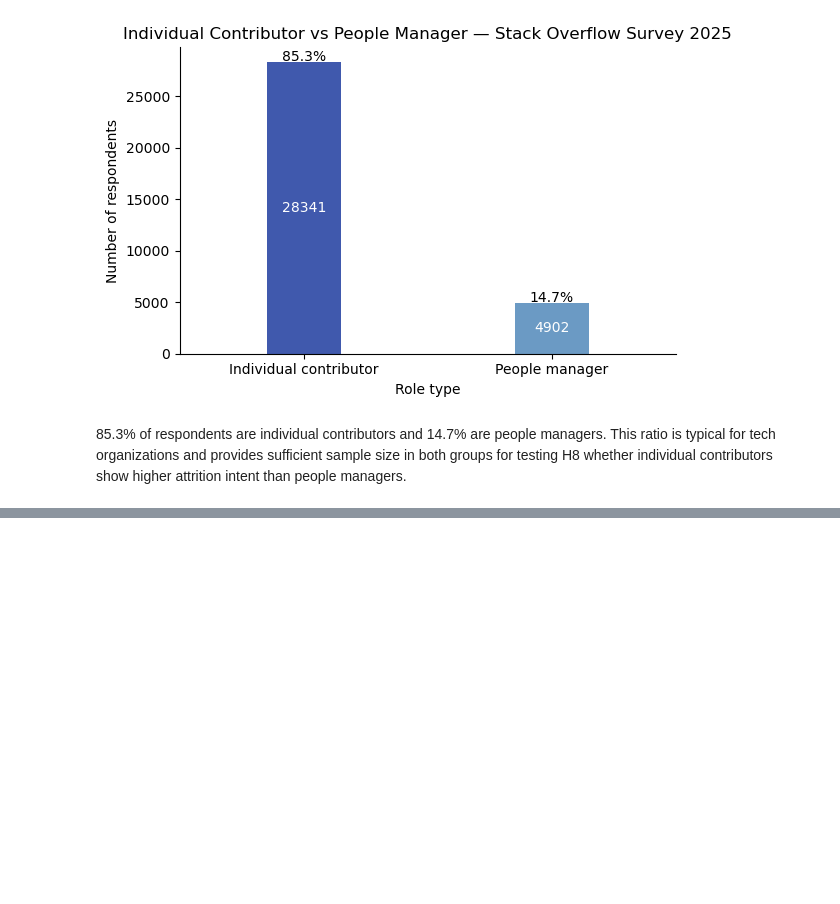
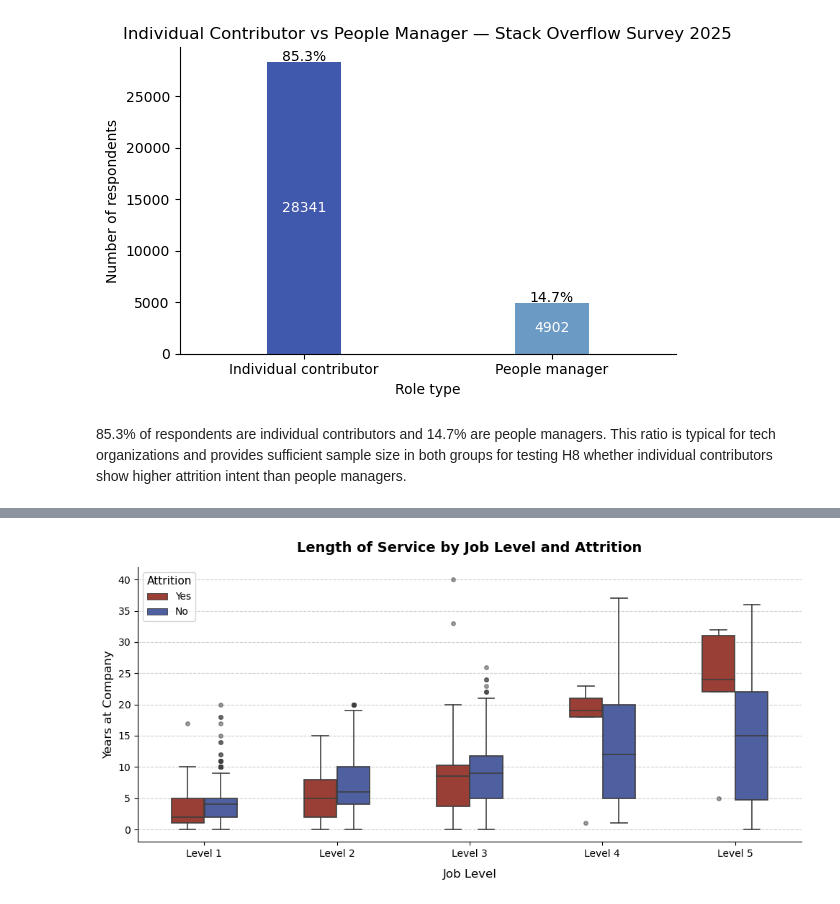
Before and after one commit to amanova1/why-employees-leave, a Jupyter notebook: why_employees_leave.ipynb, the cells around one changed output, grey strips where cells are left out. Cells and saved outputs as stored; diff of their text form; code cells hidden in the pictures; blank space fills up the shorter version.

```diff
--- a/why_employees_leave.ipynb
+++ b/why_employees_leave.ipynb
@@ -717,0 +745,18 @@ plt.show()
+# %%
+fig, ax = plt.subplots(figsize=(10, 5))
+
+sns.boxplot(data=hr_data, x='JobLevel_label', y='YearsAtCompany', hue='Attrition', order=['Level 1', 'Level 2', 'Level 3', 'Level 4', 'Level 5'],
+palette={'Yes': '#A93226', 'No': '#4059AD'}, width=0.5, linewidth=1.2, flierprops={"marker": "o", "markersize": 4, "alpha": 0.5},ax=ax)
+
+ax.yaxis.grid(True, linestyle='--', alpha=0.6)
+ax.set_axisbelow(True)
+ax.set_title('Length of Service by Job Level and Attrition',fontsize=14, fontweight='bold', pad=15)
+ax.set_xlabel('Job Level', fontsize=12, labelpad=10)
+ax.set_ylabel('Years at Company', fontsize=12)
+ax.spines['top'].set_visible(False)
+ax.spines['right'].set_visible(False)
+ax.legend(title='Attrition', fontsize=10, title_fontsize=11)
+plt.tight_layout()
+plt.show()
+# %% [output]
+[figure, added]
```
Also changed, not shown: parts of 19 cells of this notebook.
